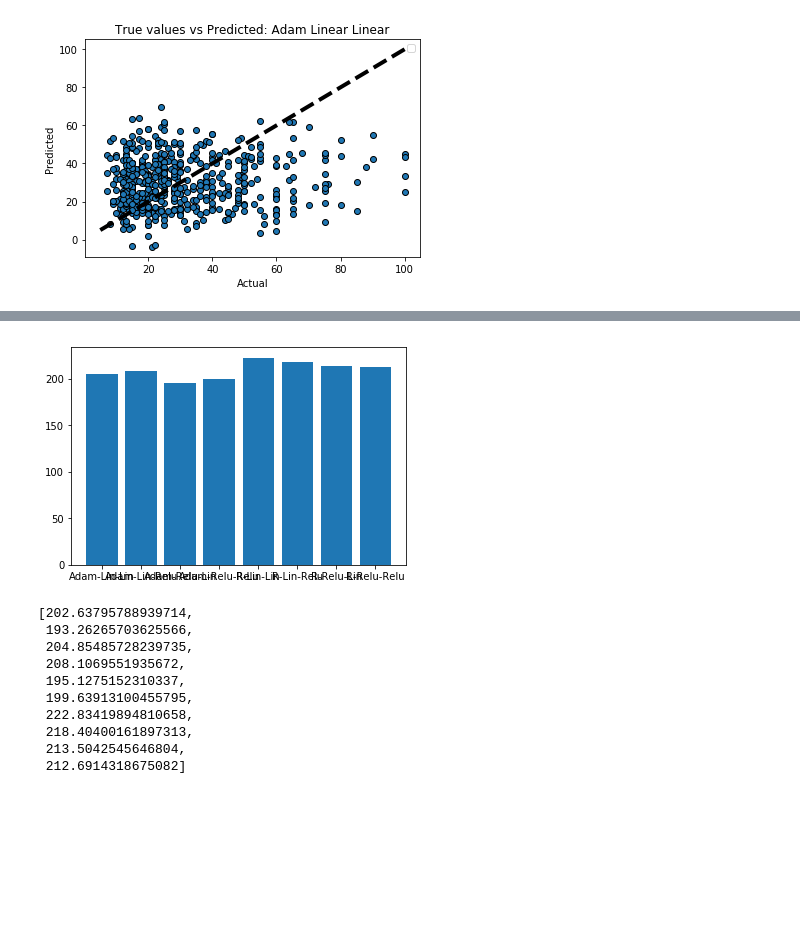
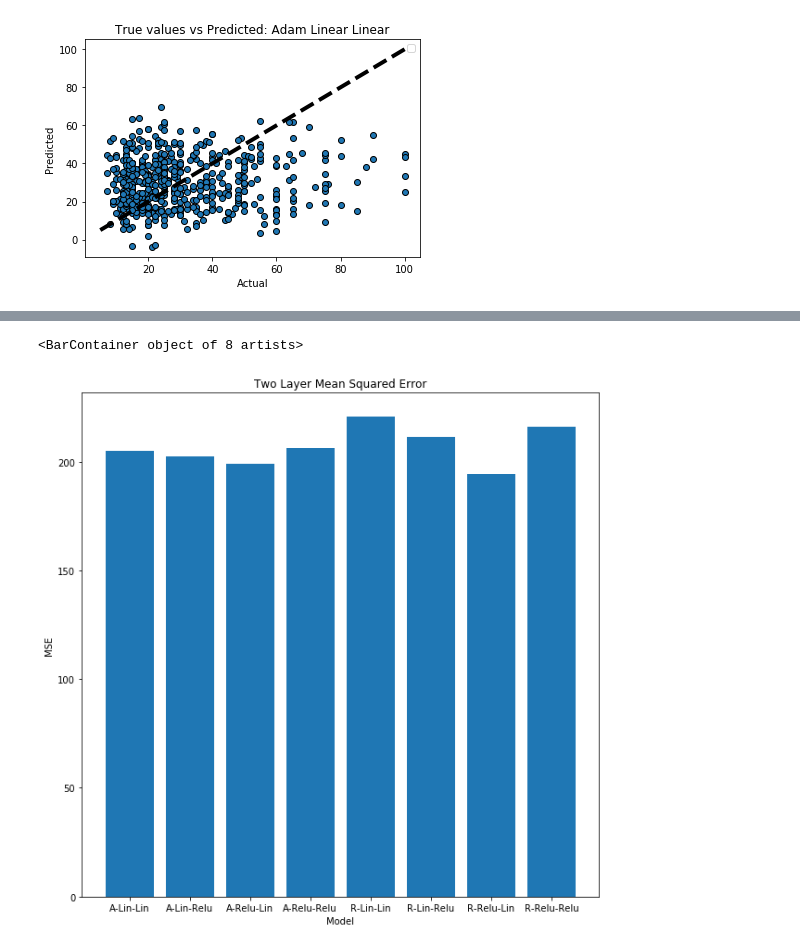
Before and after one commit to FHyder/Module4Project, a Jupyter notebook: Untitled.ipynb, the cells around one changed output, grey strips where cells are left out. Drawn from its saved outputs; the diff is of its cells as text; code cells hidden in the pictures; blank space fills up the shorter version.

```diff
--- a/Untitled.ipynb
+++ b/Untitled.ipynb
@@ -793,5 +829,5 @@ No handles with labels found to put in legend.
 # %%
-r_lin_lin = oneLayerNeuralNet(activation1='linear', activation2='linear', opt=optimizers.RMSprop(0.0001), X_train=X_train, y_train=y_train, X_test=X_test, y_test=y_test)
+r_lin_lin = twoLayerNeuralNet(activation1='linear', activation2='linear', opt=optimizers.RMSprop(0.0001), X_train=X_train, y_train=y_train, X_test=X_test, y_test=y_test)
 # %%
 rLinLinScatter = scatterFirst500(r_lin_lin['y_pred'], y_test, 'Adam Linear Linear')
 # %% [output]
@@ -805,5 +841,5 @@ No handles with labels found to put in legend.
 # %%
-r_lin_rel = oneLayerNeuralNet(activation1='linear', activation2='relu', opt=optimizers.RMSprop(0.0001), X_train=X_train, y_train=y_train, X_test=X_test, y_test=y_test)
+r_lin_rel = twoLayerNeuralNet(activation1='linear', activation2='relu', opt=optimizers.RMSprop(0.0001), X_train=X_train, y_train=y_train, X_test=X_test, y_test=y_test)
 # %%
 rLinRelScatter = scatterFirst500(r_lin_rel['y_pred'], y_test, 'RMS Linear Relu')
 # %% [output]
@@ -817,5 +853,5 @@ No handles with labels found to put in legend.
 # %%
-r_rel_lin = oneLayerNeuralNet(activation1='relu', activation2='linear', opt=optimizers.RMSprop(0.0001), X_train=X_train, y_train=y_train, X_test=X_test, y_test=y_test)
+r_rel_lin = twoLayerNeuralNet(activation1='relu', activation2='linear', opt=optimizers.RMSprop(0.0001), X_train=X_train, y_train=y_train, X_test=X_test, y_test=y_test)
 # %%
 rRelLin = scatterFirst500(r_rel_lin['y_pred'], y_test, 'RMS Relu Linear')
 # %% [output]
@@ -829,5 +865,5 @@ No handles with labels found to put in legend.
 # %%
-r_rel_relu = oneLayerNeuralNet(activation1='relu', activation2='relu', opt=optimizers.RMSprop(0.0001), X_train=X_train, y_train=y_train, X_test=X_test, y_test=y_test)
+r_rel_relu = twoLayerNeuralNet(activation1='relu', activation2='relu', opt=optimizers.RMSprop(0.0001), X_train=X_train, y_train=y_train, X_test=X_test, y_test=y_test)
 # %%
 rReluReluScatter = scatterFirst500(r_rel_relu['y_pred'], y_test, 'RMS Relu Relu')
 # %% [output]
@@ -864,50 +900,50 @@ def min_value(list):
             min = i
     return min
 
+#testing mean squared errors for Adam optimizers
 ALLmin = min_value(a_lin_lin['val_mean_squared_error'])
 ALRmin = min_value(a_lin_rel['val_mean_squared_error'])
 ARLmin = min_value(a_rel_lin['val_mean_squared_error'])
 ARRmin = min_value(a_rel_rel['val_mean_squared_error'])
 
 
-
+#training mean squared errors for Adam optimizer
 TALLmin = min_value(a_lin_lin['mean_squared_error'])
 TALRmin = min_value(a_lin_rel['mean_squared_error'])
 TARLmin = min_value(a_rel_lin['mean_squared_error'])
 TARRmin = min_value(a_rel_rel['mean_squared_error'])
 
 
+#testing mean squared errors for RMS optimizers
 RLL = min_value(r_lin_lin['val_mean_squared_error'])
 RLR = min_value(r_lin_rel['val_mean_squared_error'])
 RRL = min_value(r_rel_lin['val_mean_squared_error'])
 RRR = min_value(r_rel_relu['val_mean_squared_error'])
 
+
+#training mean squared errors for RMS optimizer
 TRLL = min_value(r_lin_lin['mean_squared_error'])
 TRLR = min_value(r_lin_rel['mean_squared_error'])
 TRRL = min_value(r_rel_lin['mean_squared_error'])
 TRRR = min_value(r_rel_relu['mean_squared_error'])
 
+
+fig = plt.figure(figsize=(10,10))
+
+
 tmin = [TALLmin, TALRmin, TARLmin, TARRmin, TRLL, TRLR, TRRL, TRRR]
 mins = [ALLmin, ALRmin, ARLmin, ARRmin,RLL,RLR,RRL,RRR]
-labels = ['Adam-Lin-Lin', 'Adam-Lin-Relu', 'Adam-Relu-Lin', 'Adam-Relu-Relu', 'R-Lin-Lin', 'R-Lin-Relu', 'R-Relu-Lin', 'R-Relu-Relu']
+
+plt.title('Two Layer Mean Squared Error')
+plt.xlabel('Model')
+plt.ylabel('MSE')
+labels = ['A-Lin-Lin', 'A-Lin-Relu', 'A-Relu-Lin', 'A-Relu-Relu', 'R-Lin-Lin', 'R-Lin-Relu', 'R-Relu-Lin', 'R-Relu-Relu']
 
 plt.bar(labels, mins)
 for i in list(range(0,8)):
     mse.append(mins[i])
     training_mse.append(tmin[i])
     model_name.append(labels[i])
 # %% [output]
+<BarContainer object of 8 artists>
-[figure, old version]
+[figure, new version]
-# %%
-mse
-# %% [output]
-[202.63795788939714,
- 193.26265703625566,
- 204.85485728239735,
- 208.1069551935672,
- 195.1275152310337,
- 199.63913100455795,
- 222.83419894810658,
- 218.40400161897313,
- 213.5042545646804,
- 212.6914318675082]
```
Also changed, not shown: parts of 89 cells of this notebook, 10 other files.
